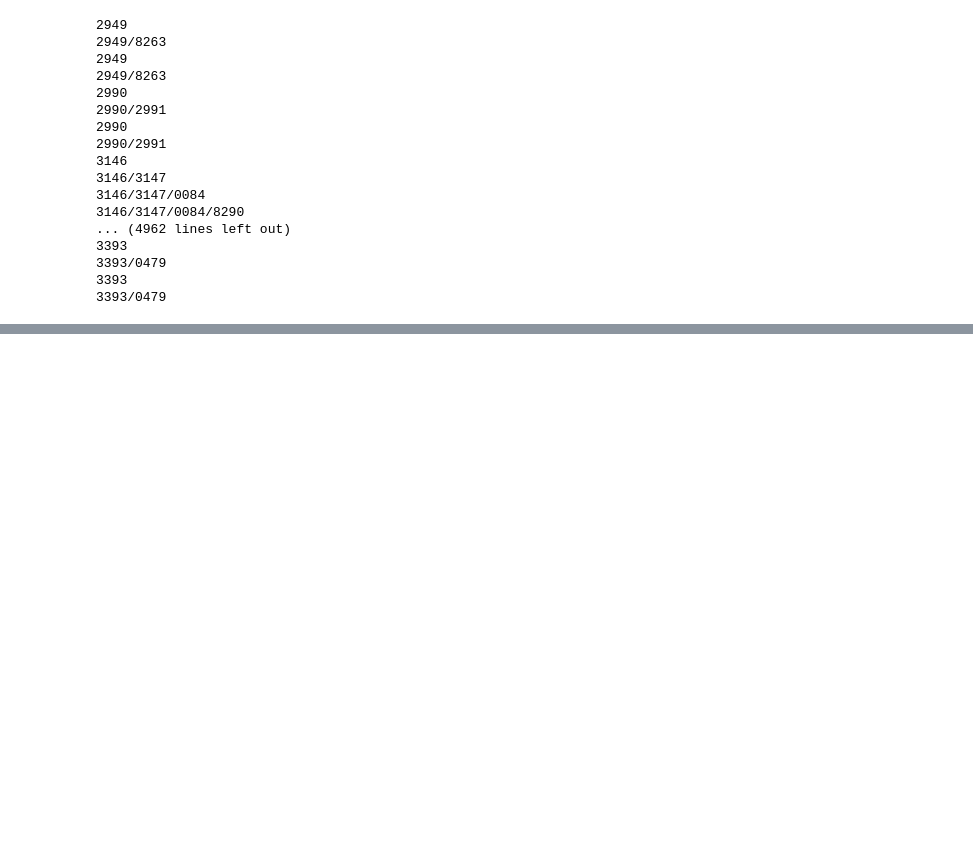
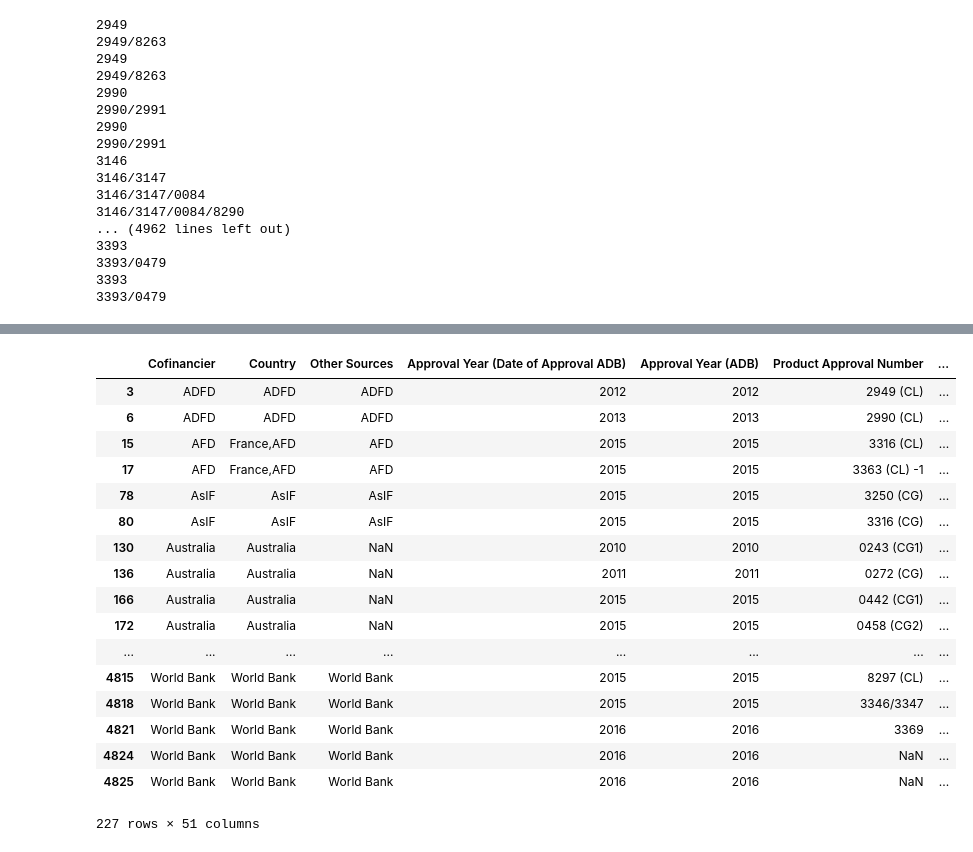
Before and after one commit to benjdayco/oco_data_analysis, a Jupyter notebook: CoFin-CoMs-Grant_Loans.ipynb, the cells around one changed output, grey strips where cells are left out. Drawn from its saved outputs; the diff is of its cells as text; code cells hidden in the pictures; blank space fills up the shorter version.

Commit message:
adding output for separate admin arrangement in staging table.py

```diff
--- a/CoFin-CoMs-Grant_Loans.ipynb
+++ b/CoFin-CoMs-Grant_Loans.ipynb
@@ -4,8 +4,8 @@ import numpy as np
 # %%
 #read data files: raw dump that includes product approval number
 #
-cofin_grant_loans_all_raw = pd.read_csv("data_files/cofin_grants_loans_raw_ 6-22-2016.csv")
-cofin_grant_loans_all_raw
+cofin_grants_loans_raw = pd.read_csv("data_files/cofin_grants_loans_raw_ 6-22-2016.csv")
+cofin_grants_loans_raw
 # %% [output]
 |  | Cofinancier | Country | Other Sources | Approval Year (Date of Approval ADB) | Approval Year (ADB) | Product Approval Number | ... |
 | 0 | NaN | NaN | NaN | NaN | NaN | NaN | ... |
@@ -27,6 +27,6 @@ cofin_grant_loans_all_raw
 4827 rows × 50 columns
 # %%
 #remove records with all blank columns (noise from lotus notes)
-cofin_grant_loans_all = cofin_grant_loans_all_raw.dropna(subset = ['Loan/Grant Title'] , how='all')
+cofin_grants_loans_dump = cofin_grants_loans_raw.dropna(subset = ['Loan/Grant Title'] , how='all')
 # %%
 #cofin_grant_loans_all
@@ -116,8 +117,8 @@ for index,row in cofin_grant_loans_all.iterrows():
 3393
 3393/0479
 # %%
-cofin_grant_loans_all['Anchor Product'] = ''
-cofin_grant_loans_all
+cofin_grants_loans_dump['Anchor Product'] = ''
+cofin_grants_loans_dump
 # %% [output]
 A value is trying to be set on a copy of a slice from a DataFrame.
 Try using .loc[row_indexer,col_indexer] = value instead
@@ -202,0 +201,21 @@ cofin_grant_loans_all
+# %%
+cofin_grants_loans_dump[cofin_grants_loans_dump['Admin Arrangement'] == 'Collaborative']
+# %% [output]
+|  | Cofinancier | Country | Other Sources | Approval Year (Date of Approval ADB) | Approval Year (ADB) | Product Approval Number | ... |
+| 3 | ADFD | ADFD | ADFD | 2012 | 2012 | 2949 (CL) | ... |
+| 6 | ADFD | ADFD | ADFD | 2013 | 2013 | 2990 (CL) | ... |
+| 15 | AFD | France,AFD | AFD | 2015 | 2015 | 3316 (CL) | ... |
+| 17 | AFD | France,AFD | AFD | 2015 | 2015 | 3363 (CL) -1 | ... |
+| 78 | AsIF | AsIF | AsIF | 2015 | 2015 | 3250 (CG) | ... |
+| 80 | AsIF | AsIF | AsIF | 2015 | 2015 | 3316 (CG) | ... |
+| 130 | Australia | Australia | NaN | 2010 | 2010 | 0243 (CG1) | ... |
+| 136 | Australia | Australia | NaN | 2011 | 2011 | 0272 (CG) | ... |
+| 166 | Australia | Australia | NaN | 2015 | 2015 | 0442 (CG1) | ... |
+| 172 | Australia | Australia | NaN | 2015 | 2015 | 0458 (CG2) | ... |
+| ... | ... | ... | ... | ... | ... | ... | ... |
+| 4815 | World Bank | World Bank | World Bank | 2015 | 2015 | 8297 (CL) | ... |
+| 4818 | World Bank | World Bank | World Bank | 2015 | 2015 | 3346/3347 | ... |
+| 4821 | World Bank | World Bank | World Bank | 2016 | 2016 | 3369 | ... |
+| 4824 | World Bank | World Bank | World Bank | 2016 | 2016 | NaN | ... |
+| 4825 | World Bank | World Bank | World Bank | 2016 | 2016 | NaN | ... |
+227 rows × 51 columns
```
Also changed, not shown: parts of 9 cells of this notebook, 4 other files.
